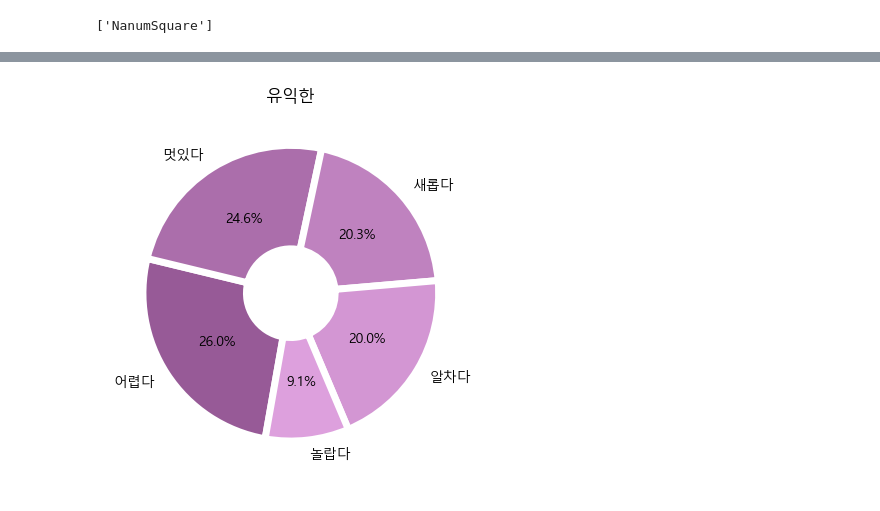
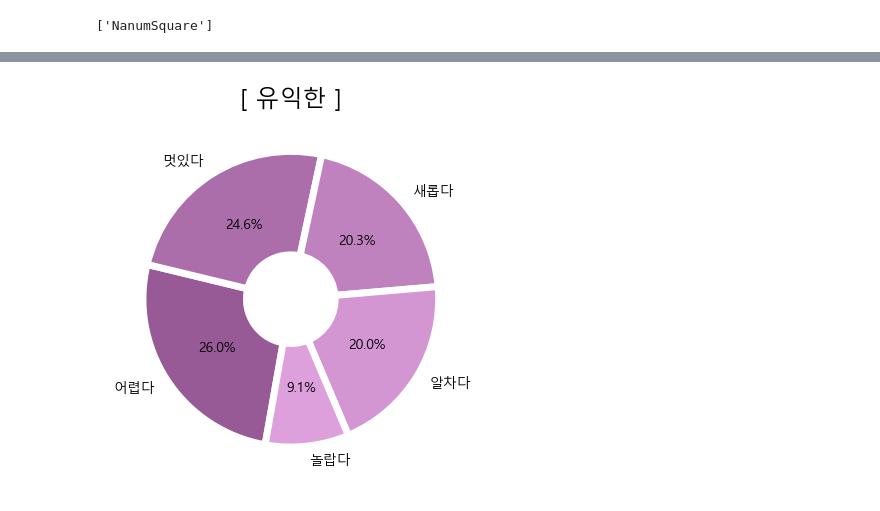
Before and after one commit to sohee0/final_sh, a Jupyter notebook: chart.ipynb, the cells around one changed output, grey strips where cells are left out. Saved outputs shown, nothing was run; the diff lists cells and outputs as text; code cells hidden in the pictures.

```diff
--- a/chart.ipynb
+++ b/chart.ipynb
@@ -38,11 +38,11 @@ plt.show()
 # %%
 count = [91, 86, 71, 70, 32]
 labels = ['어렵다', '멋있다', '새롭다', '알차다','놀랍다']
 colors = ['#975a97', '#ab6eab', '#bf82bf', '#d396d3','#dda0dd']
 wedgeprops={'width': 0.7, 'edgecolor': 'w', 'linewidth': 5}
 explode = [0.10, 0.10, 0.10, 0 , 0]
-plt.title('유익한')
+plt.title('[ 유익한 ]',fontsize=17)
 plt.pie(count, labels=labels, autopct='%.1f%%', startangle=260, counterclock=False, colors=colors, wedgeprops=wedgeprops)
 plt.show()
 # %% [output]
-[figure, old version]
+[figure, new version]
```
Also changed, not shown: parts of 2 cells of this notebook, 14 other files.
